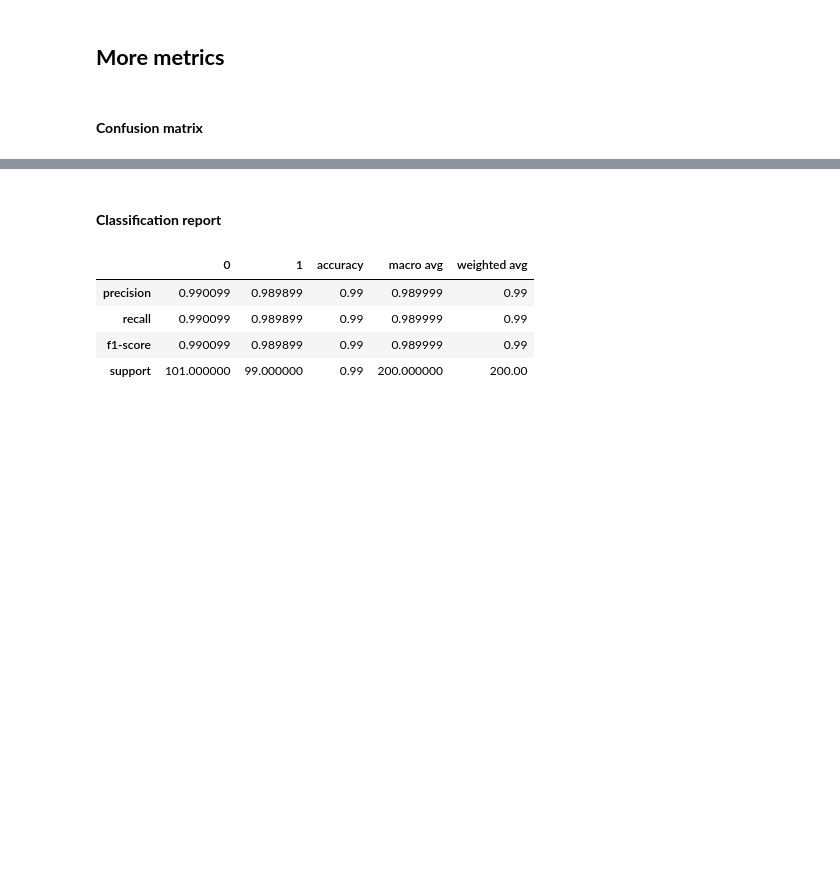
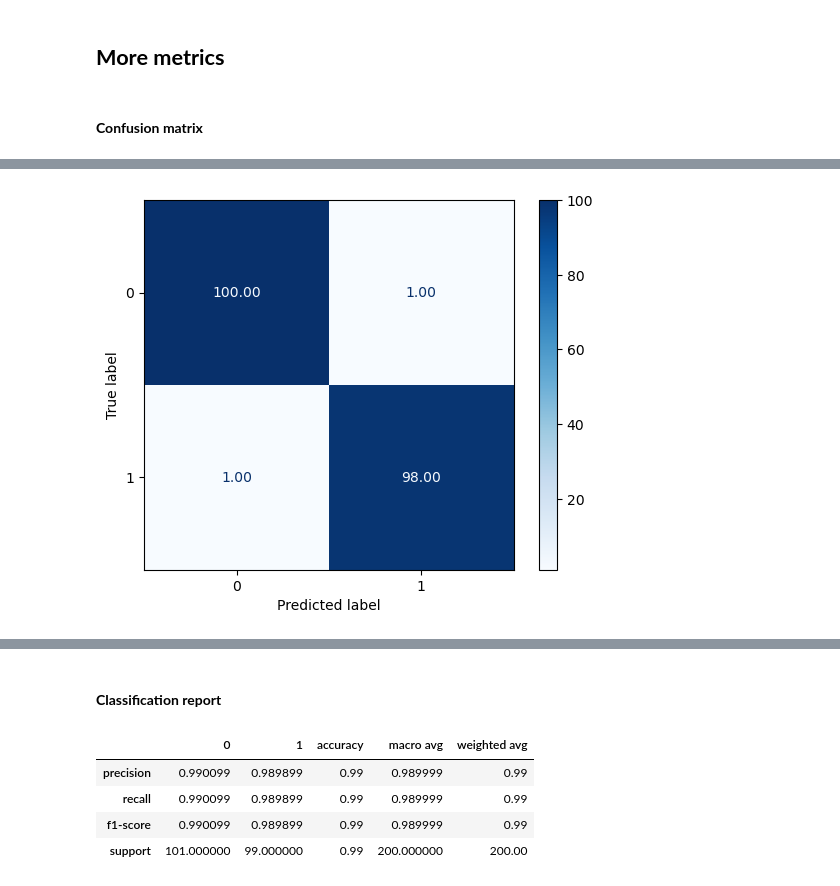
Before and after one commit to alchemistbg/udemy-tensorflow-developer-certificate-bootcamp, a Jupyter notebook: Section-04/Classification_with_tensorflow.ipynb, the cells around one changed output, grey strips where cells are left out. Drawn from its saved outputs; the diff is of its cells as text; code cells hidden in the pictures; blank space fills up the shorter version.

```diff
--- a/Section-04/Classification_with_tensorflow.ipynb
+++ b/Section-04/Classification_with_tensorflow.ipynb
@@ -950,0 +935,11 @@ for i, j in itertools.product(range(cm.shape[0]), range(cm.shape[1])):
+# %%
+# This code uses ConfusionMatrixDisplay.from_predictions method to display confusion matrix
+metrics.ConfusionMatrixDisplay.from_predictions(
+    y_true = y_test,
+    y_pred = y_pred_10_b,
+    cmap = plt.cm.Blues,
+    # normalize = 'true',
+    values_format = '.2f'
+);
+# %% [output]
+[figure, added]
```
Also changed, not shown: parts of 29 cells of this notebook.
